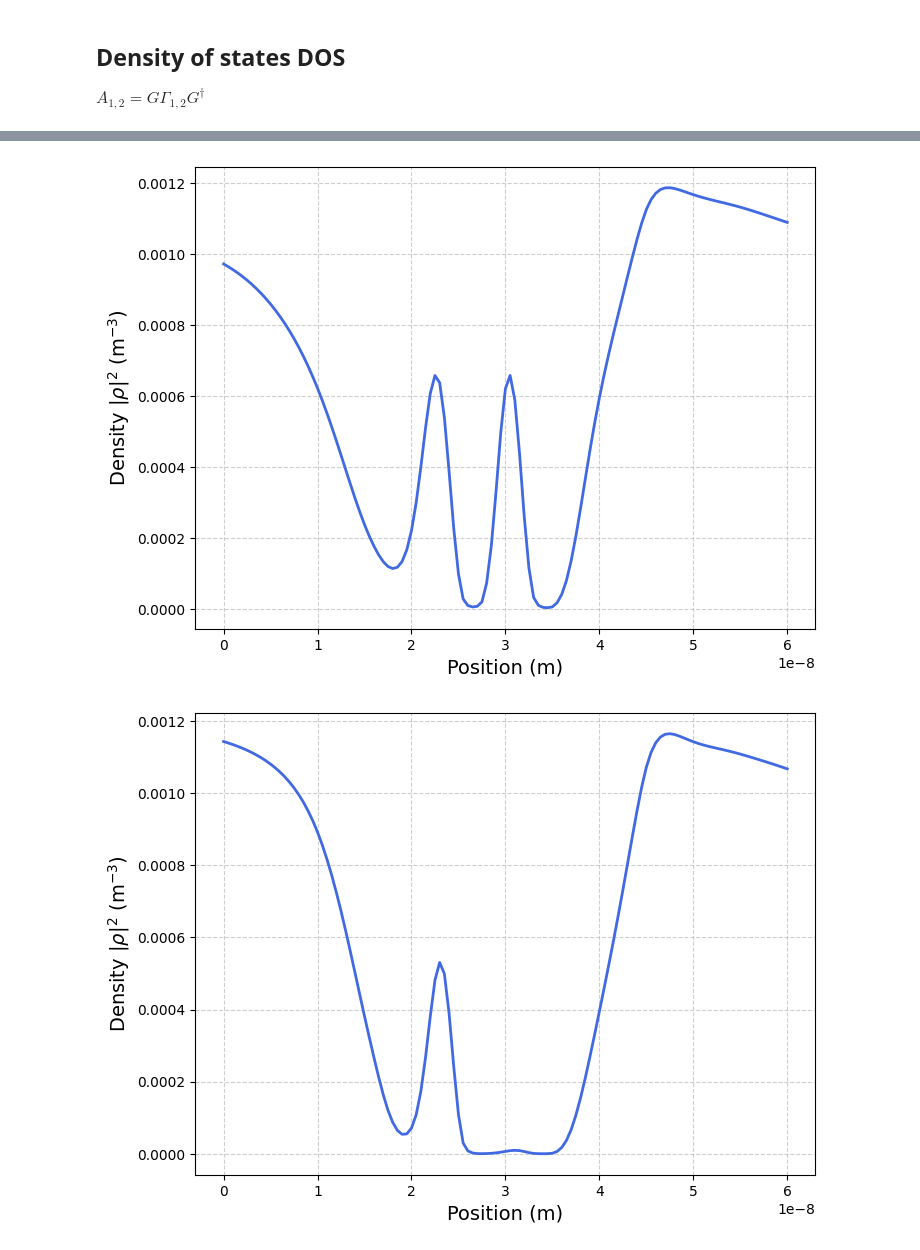
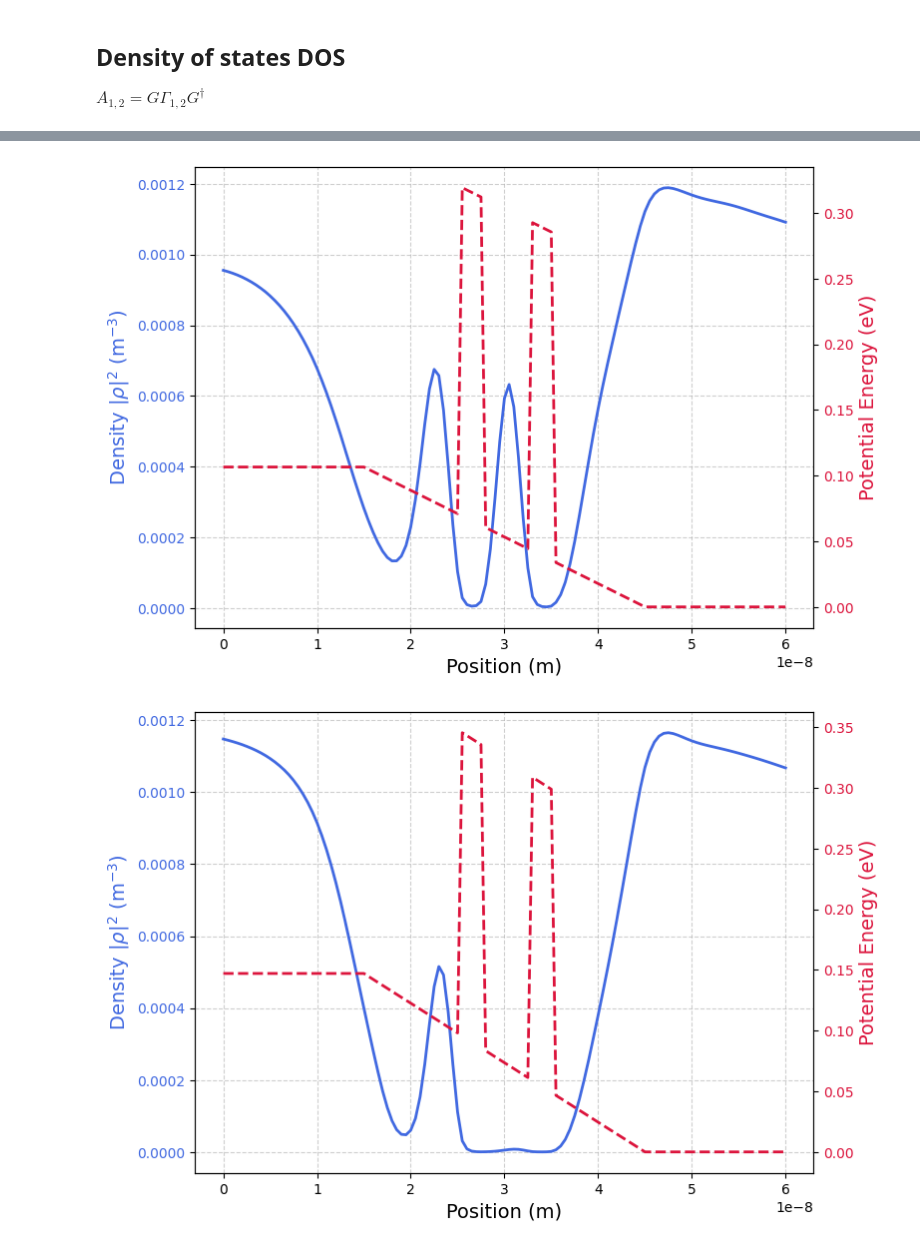
Before and after one commit to AndrijaDjokic/QuantenelektronikVertiefung, a Jupyter notebook: Projekt3.ipynb, the cells around one changed output, grey strips where cells are left out. Drawn from its saved outputs; the diff is of its cells as text; code cells hidden in the pictures.

```diff
--- a/Projekt3.ipynb
+++ b/Projekt3.ipynb
@@ -146,7 +146,7 @@ def get_transmission(U, E):
 
     for i, energy in enumerate(E):
         (green, se1, se2) = Green_Function_calculation(U, energy)
-        green_adj = np.transpose(np.conjugate(G_1))
+        green_adj = np.transpose(np.conjugate(green))
         # Broadening matrices
         Gamma1 = 1j * (se1 - np.transpose(np.conjugate(se1)))
         Gamma2 = 1j * (se2 - np.transpose(np.conjugate(se2)))
@@ -172,7 +172,7 @@ d = 5e-9  # m barrier distance
 x, U = RTDpot.RTDpot(Vd, L, NL, w, h, d)
 
 # Define energies correctly
-E = np.linspace(0, 0.8*eV, 700)
+E = np.linspace(0, 0.8*eV, 1000)
 T_E = get_transmission(U*eV, E)
 # %%
 import matplotlib.pyplot as plt
@@ -202,7 +202,7 @@ plt.show()
 $I_1 = \frac{-2 e}{h} \int{\{f_1(E) - f_2(E)\} T(E) dE}$
 # %%
 T=300 #K
-voltage_points=50
+voltage_points=70
 voltages=np.linspace(0, 0.35, voltage_points)
 current=np.zeros(voltage_points)
 def dist_Fermi(E, mu):
@@ -213,6 +213,7 @@ for i in range(voltage_points):
     T_E = get_transmission(U*eV, E)
     integrand=(dist_Fermi(E, (Vd+0.02)*eV) - dist_Fermi(E, 0.02*eV))*np.abs(T_E)
     current[i]=-2*e/(hbar*2*np.pi)*np.trapezoid(integrand, E)
+    print("Done ", i, " of ", voltage_points, " voltage points, ", i/voltage_points, " %")
 plt.plot(voltages, abs(current))
 data = np.column_stack((voltages, abs(current)))
 
@@ -231,7 +249,7 @@ T=300 #K
 def dist_Fermi(E, mu):
     return 1/(1+np.exp((E-mu) / (k * T)))
 # Load data
-df = pd.read_csv("data.csv")
+df = pd.read_csv("data1.csv")
 voltage = df["Voltages (V)"]
 current = df["Current (A)"] / te_max * 1e6  # Convert current to μA
 
@@ -291,7 +309,7 @@ import numpy as np
 import matplotlib.pyplot as plt
 import matplotlib.colors as mcolors
 # Take only the first voltage
-v = voltages[1]
+v = voltages[0]
 
 # Compute potential
 x, U = RTDpot.RTDpot(v, L, NL, w, h, d)
@@ -323,7 +341,7 @@ plt.legend()
 
 # Add colorbar
 plt.colorbar(label="LDOS")
-plt.savefig("LDOS0143V.png", dpi=300)
+plt.savefig("LDOS01V.png", dpi=300)
 # Show plot
 plt.show()
 # %% [output]
@@ -347,25 +365,34 @@ def calculate_densities(U, E):
 # %%
 import matplotlib.pyplot as plt
 
 for i, v in enumerate(voltages):
     x, U = RTDpot.RTDpot(v, L, NL, w, h, d)
     E = np.linspace(0, 0.8 * eV, 700)
     U = U * eV
 
     result = calculate_densities(U, E)
 
-    plt.figure(figsize=(8, 6))  # Adjust figure size for better visibility
-    plt.plot(x, np.square(np.abs(np.diagonal(result))), linewidth=2, color='royalblue')
-    plt.xlabel("Position (m)", fontsize=14)
-    plt.ylabel(r"Density $|\rho|^2$ (m$^{-3}$)", fontsize=14)
-    plt.grid(True, linestyle='--', alpha=0.6)  # Add a subtle grid
+    fig, ax1 = plt.subplots(figsize=(8, 6))  # Create the main plot
 
-    filename = f"density_{i+1}.png"  # Save figures as density_1, density_2, etc.
+    # Plot the density on the left y-axis
+    ax1.plot(x, np.square(np.abs(np.diagonal(result))), linewidth=2, color='royalblue')
+    ax1.set_xlabel("Position (m)", fontsize=14)
+    ax1.set_ylabel(r"Density $|\rho|^2$ (m$^{-3}$)", fontsize=14, color='royalblue')
+    ax1.tick_params(axis='y', labelcolor='royalblue')
+    ax1.grid(True, linestyle='--', alpha=0.6)
+
+    # Create a second y-axis for the potential
+    ax2 = ax1.twinx()
+    ax2.plot(x, U/eV, color='crimson', linestyle='--', linewidth=2)
+    ax2.set_ylabel("Potential Energy (eV)", fontsize=14, color='crimson')
+    ax2.tick_params(axis='y', labelcolor='crimson')
+
+    filename = f"density_{i+1}.png"
     plt.savefig(filename, dpi=300, bbox_inches="tight")
     plt.show()
 # %% [output]
-[figure, old version]
+[figure, new version]
-[figure, old version]
+[figure, new version]
 # %%
 import math
 from scipy import optimize
```
Also changed, not shown: parts of 6 cells of this notebook.
